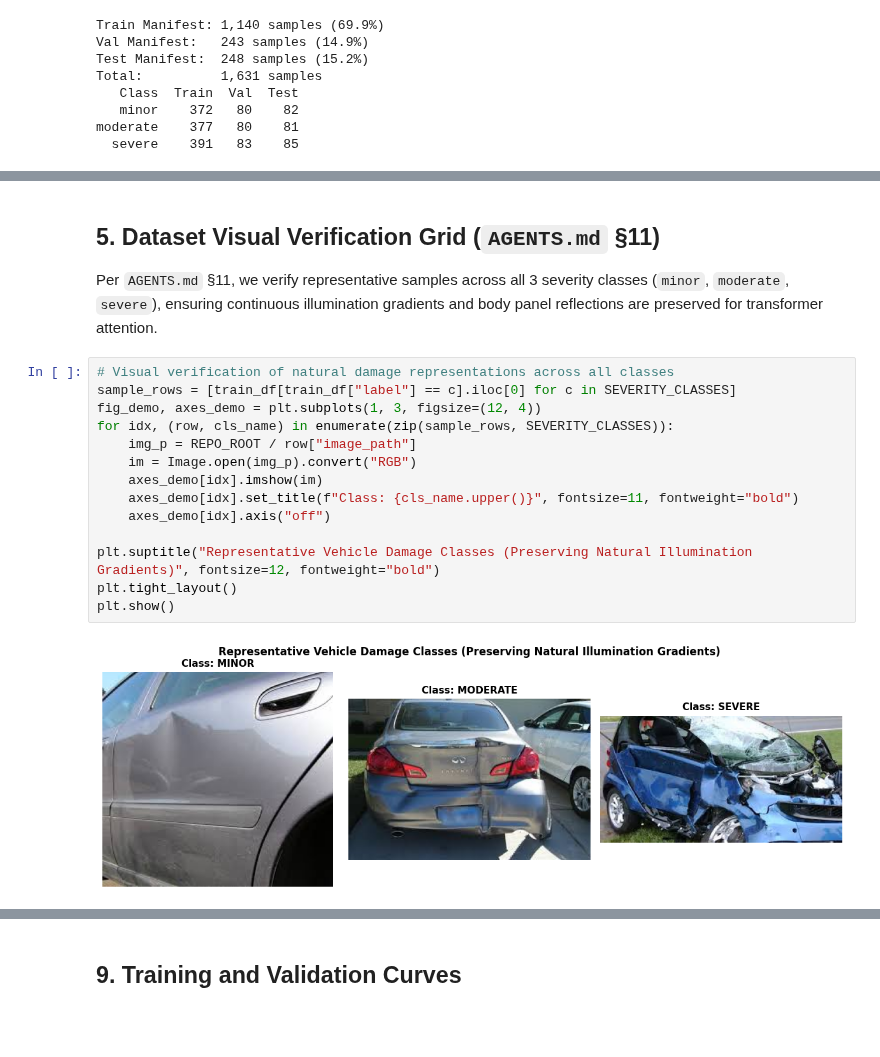
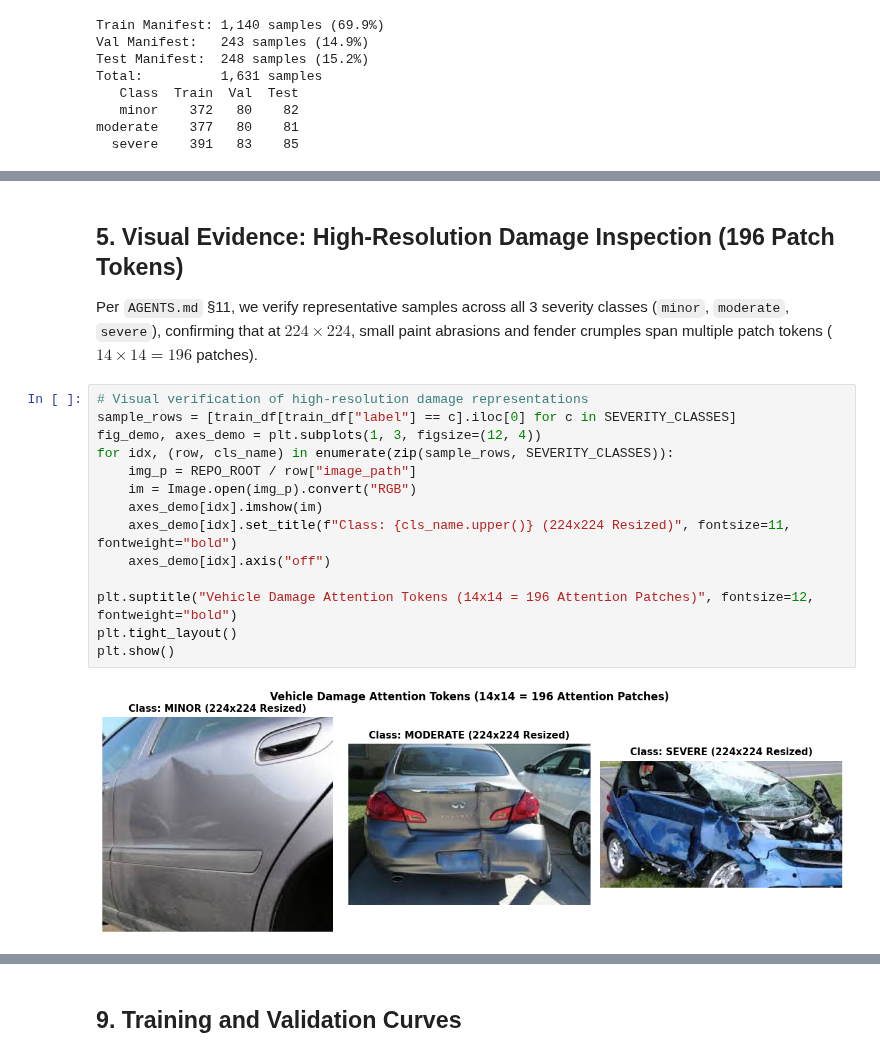
Before and after one commit to AmitavaDatta2004/NPN-Car-Insurance, a Jupyter notebook: notebooks/08_severity_vit_tiny_training.ipynb, the cells around one changed output, grey strips where cells are left out. Drawn from its saved outputs; the diff is of its cells as text; blank space fills up the shorter version.

```diff
--- a/notebooks/08_severity_vit_tiny_training.ipynb
+++ b/notebooks/08_severity_vit_tiny_training.ipynb
@@ -290,20 +332,20 @@ Natural RGB DataLoader configured: batch_size=16, train_batches=72, val_batches=
 # %% [markdown]
-## 5. Dataset Visual Verification Grid (`AGENTS.md` §11)
+## 5. Visual Evidence: High-Resolution Damage Inspection (196 Patch Tokens)
 
-Per `AGENTS.md` §11, we verify representative samples across all 3 severity classes (`minor`, `moderate`, `severe`), ensuring continuous illumination gradients and body panel reflections are preserved for transformer attention.
+Per `AGENTS.md` §11, we verify representative samples across all 3 severity classes (`minor`, `moderate`, `severe`), confirming that at $224 \times 224$, small paint abrasions and fender crumples span multiple patch tokens ($14 \times 14 = 196$ patches).
 # %%
-# Visual verification of natural damage representations across all classes
+# Visual verification of high-resolution damage representations
 sample_rows = [train_df[train_df["label"] == c].iloc[0] for c in SEVERITY_CLASSES]
 fig_demo, axes_demo = plt.subplots(1, 3, figsize=(12, 4))
 for idx, (row, cls_name) in enumerate(zip(sample_rows, SEVERITY_CLASSES)):
     img_p = REPO_ROOT / row["image_path"]
     im = Image.open(img_p).convert("RGB")
     axes_demo[idx].imshow(im)
-    axes_demo[idx].set_title(f"Class: {cls_name.upper()}", fontsize=11, fontweight="bold")
+    axes_demo[idx].set_title(f"Class: {cls_name.upper()} (224x224 Resized)", fontsize=11, fontweight="bold")
     axes_demo[idx].axis("off")
 
-plt.suptitle("Representative Vehicle Damage Classes (Preserving Natural Illumination Gradients)", fontsize=12, fontweight="bold")
+plt.suptitle("Vehicle Damage Attention Tokens (14x14 = 196 Attention Patches)", fontsize=12, fontweight="bold")
 plt.tight_layout()
 plt.show()
 # %% [output]
-[figure, old version]
+[figure, new version]
```
Also changed, not shown: parts of 26 cells of this notebook.
